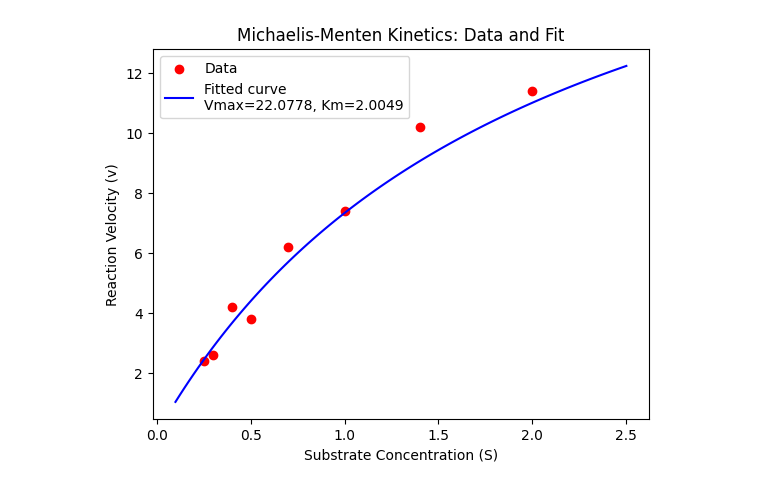
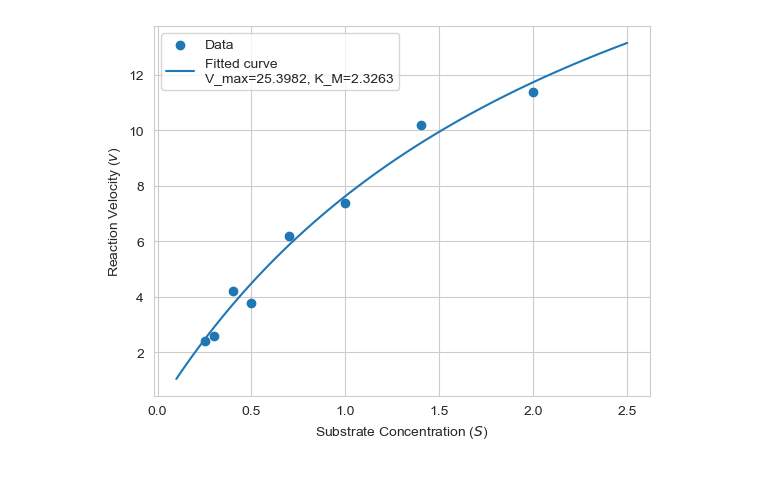
Before and after one commit to klaudiajaworek/optimization-theory, a Jupyter notebook: NLP/nlp.ipynb, the cells around one changed output. Saved outputs shown, nothing was run; the diff lists cells and outputs as text; code cells hidden in the pictures.

```diff
--- a/NLP/nlp.ipynb
+++ b/NLP/nlp.ipynb
@@ -113,6 +30,9 @@ This procedure provides a step-by-step methodology for determining the **Michael
 # %%
 import numpy as np
 import matplotlib.pyplot as plt
+import seaborn as sns
+
+sns.set_style("whitegrid")
 # %%
 def michaelis_menten(V_max, K_M, S):
     epsilon = 1e-8  # to avoid dividing by 0
@@ -127,28 +47,29 @@ def error_function(params, S, v):
 def gradient(params, S, v):
     epsilon = 1e-8  # to avoid dividing by 0
     V_max, K_M = params
-    grad_V_max = -2 * np.sum(S * (v - michaelis_menten(V_max, K_M, S)) / np.maximum(K_M + S, epsilon))
-    grad_K_M = 2 * np.sum((v - michaelis_menten(V_max, K_M, S)) * V_max * S / np.maximum((K_M + S)**2, epsilon))
+    denominator = np.maximum(K_M + S, epsilon)
+    grad_V_max = -2 * np.sum(S * (K_M * v + S * (v - V_max)) / denominator**2)
+    grad_K_M = 2 * np.sum(S * V_max * (v - S * V_max / denominator) / denominator**2)
     return np.array([grad_V_max, grad_K_M])
 
 def hessian(params, S, v):
     epsilon = 1e-8  # to avoid dividing by 0
     V_max, K_M = params
-    H11 = 2 * np.sum((S / np.maximum(K_M + S, epsilon))**2)
-    H12 = 2 * np.sum((S / np.maximum(K_M + S, epsilon)**2) * (v - 2 * V_max * S / np.maximum(K_M + S, epsilon)))
+    denominator = np.maximum(K_M + S, epsilon)
+    H11 = 2 * np.sum((S / denominator)**2)
+    H12 = 2 * np.sum(S * (K_M * v + S * (v - 2 * V_max)) / denominator**3)
     H21 = H12
-    H22 = 2 * np.sum((V_max * S / np.maximum(K_M + S, epsilon)**3) * (3 * michaelis_menten(V_max, K_M, S) - 2 * v))
+    H22 = 2 * np.sum(2 * S * V_max * (-2 * K_M * v - 2 * S * v + 3 * S * V_max) / denominator**4)
     return np.array([[H11, H12], [H21, H22]])
 
 def golden_section_search(func, params, S, v, tol=1e-5):
-    # Expand the bounds of the search for larger step sizes
-    a, b = 0.0, 10.0  # Adjusted step size bounds
-    phi = (np.sqrt(5) - 1) / 2  # Golden ratio
+    a, b = 0.0, 10.0
+    phi = (np.sqrt(5) - 1) / 2
     while (b - a) > tol:
         c = b - (b - a) * phi
         d = a + (b - a) * phi
-        fc = func(params + c * gradient(params, S, v), S, v)
-        fd = func(params + d * gradient(params, S, v), S, v)
+        fc = func(params - c * gradient(params, S, v), S, v)
+        fd = func(params - d * gradient(params, S, v), S, v)
         if fc < fd:
             b = d
         elif fc > fd:
@@ -158,60 +79,55 @@ def golden_section_search(func, params, S, v, tol=1e-5):
             a = c
     return (a + b) / 2
 
-# Define the Newton's method for parameter optimization
+
 def newton_method(S, v, initial_guess, max_iter=100000, tol=1e-15):
     params = initial_guess
+    params_array = np.array(params).reshape(2, 1)
     for iteration in range(max_iter):
         grad = gradient(params, S, v)
         H = hessian(params, S, v)
 
-        # Compute the Newton step
         delta = np.linalg.solve(H, grad)
-
-        # Apply Golden Section Search for step size
         step_size = golden_section_search(error_function, params, S, v)
 
-        # Update the parameters
         params = params - step_size * delta
+        params_array = np.hstack((params_array, np.array(params).reshape(2, 1)))
 
-        # Debug: Print the step size and parameter updates
-        print(f"Iteration {iteration}:")
-        print(f"    Parameters: Vmax={params[0]}, Km={params[1]}")
-        print(f"    Gradient: {grad}")
-        print(f"    Step size: {step_size}")
+        if iteration % 100 == 0:
+            print(f"Iteration {iteration}:")
+            print(f"Parameters: V_max={params[0]}, K_M={params[1]}")
+            print(f"Gradient: {grad}")
+            print(f"Step size: {step_size}")
 
-        # Check for convergence
         if np.linalg.norm(delta) < tol:
             print("Converged!")
             break
 
-    return params
+    return params, params_array
 
 # Data from Wong (1975)
-S = np.array([0.25, 0.3, 0.4, 0.5, 0.7, 1.0, 1.4, 2.0])  # Substrate concentrations
-v = np.array([2.4, 2.6, 4.2, 3.8, 6.2, 7.4, 10.2, 11.4])  # Reaction velocities
+S = np.array([0.25, 0.3, 0.4, 0.5, 0.7, 1.0, 1.4, 2.0])
+v = np.array([2.4, 2.6, 4.2, 3.8, 6.2, 7.4, 10.2, 11.4])
 
-# Initial guesses for Vmax and Km
 initial_guess = [22, 2]
 
-# Apply Newton's Method to find optimal Vmax and Km
-optimal_params = newton_method(S, v, initial_guess)
+optimal_params, params_array = newton_method(S, v, initial_guess)
 
-# Display the results
+V_max_values = params_array[0]
+K_M_values = params_array[1]
+
 Vmax_opt, Km_opt = optimal_params
-print(f"Optimal Vmax: {Vmax_opt:.4f}")
-print(f"Optimal Km: {Km_opt:.4f}")
+print(f"Optimal V_max: {Vmax_opt:.4f}")
+print(f"Optimal K_M: {Km_opt:.4f}")
 
-# Plot the data and the fitted curve
 S_fine = np.linspace(0.1, 2.5, 100)
 v_fitted = michaelis_menten(Vmax_opt, Km_opt, S_fine)
 
-plt.scatter(S, v, label="Data", color='red')
-plt.plot(S_fine, v_fitted, label=f"Fitted curve\nVmax={Vmax_opt:.4f}, Km={Km_opt:.4f}", color='blue')
-plt.xlabel('Substrate Concentration (S)')
-plt.ylabel('Reaction Velocity (v)')
+plt.scatter(S, v, label="Data")
+plt.plot(S_fine, v_fitted, label=f"Fitted curve\nV_max={Vmax_opt:.4f}, K_M={Km_opt:.4f}")
+plt.xlabel("Substrate Concentration ($S$)")
+plt.ylabel("Reaction Velocity ($v$)")
 plt.legend()
-plt.title("Michaelis-Menten Kinetics: Data and Fit")
 plt.show()
 # %% [output]
 Iteration 0:
@@ -234,3 +150,3 @@ Iteration 2569:
-[figure, old version]
+[figure, new version]
 # %% [markdown]
 ![image.png](attachment:image.png)
```
Also changed, not shown: parts of 3 cells of this notebook, 1 other file.
